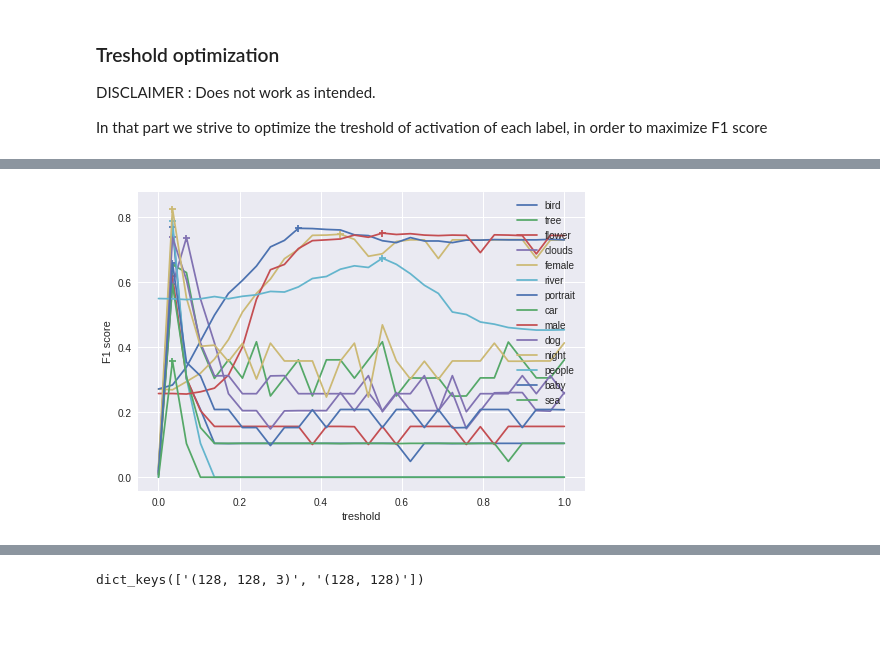
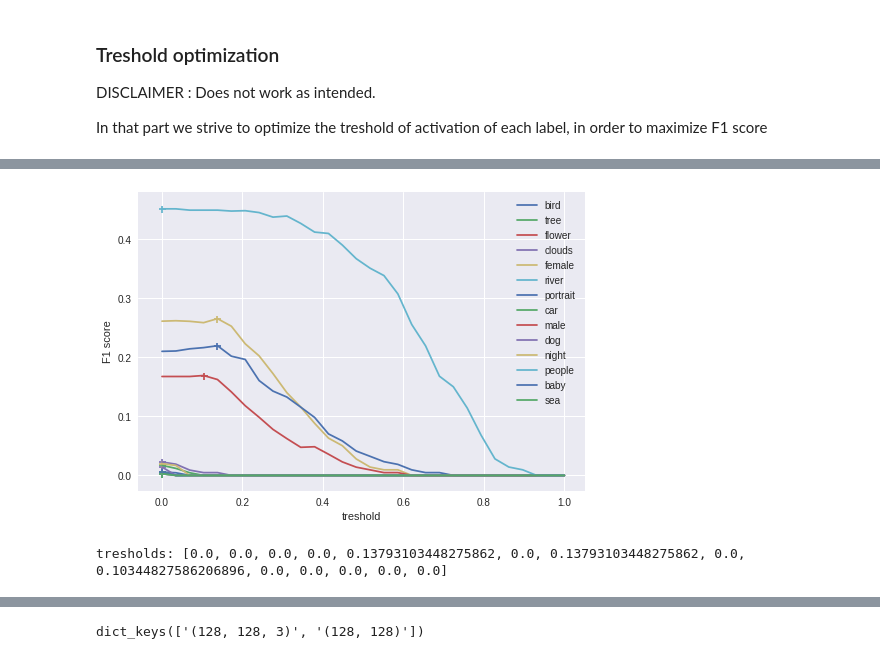
Before and after one commit to HappyBearDay/Deep_Learning_Image_Multi_label, a Jupyter notebook: image_project.ipynb, the cells around one changed output, grey strips where cells are left out. Drawn from its saved outputs; the diff is of its cells as text; code cells hidden in the pictures; blank space fills up the shorter version.

Commit message:
cleanup opti and research on  inefficiency of treshold opti

```diff
--- a/image_project.ipynb
+++ b/image_project.ipynb
@@ -530,43 +435,95 @@ compute_f1_sklearn(tresholds_as_tensor)
+# %%
+# Concatenating all the batches _label_ output in order to not compute it several
+# times for F1 score optimization.
+
+def make_pred(bounded_output_all, tresholds):
+  return bounded_output_all.data.gt(tresholds) # Activation
+
+for i, (inputv, targetv) in enumerate(test_loader):
+  inputv = inputv.to(device)
+  targetv = targetv.to(device)
+  bounded_output = torch.sigmoid(model(inputv))
+  if i==0:
+    bounded_output_all = bounded_output
+    truth_all = targetv
+  else:
+    bounded_output_all = torch.cat((bounded_output_all, bounded_output), 0)
+    truth_all = torch.cat((truth_all, targetv), 0)
 # %%
 # Optimizing treshold for each label : Iterating over labels
 # Dropout layers have the effect of making a network not returning the same output for a same output at different runs
 # This means that F1 score function will be "noisy", ie it won't be a smooth curve.
 # This makes optimization much more complicate than simply a SGD descent. To be tolerant of that case,
 # we check all values in order to not be tricked by noise, and choose the observed maximum.
+
+
+def compute_f1(pred, target):
+  """ Yields same result as scikit learn's micro averaged f1 but without
+  a warning. """
+  tp = (pred + target.long()).eq(2).sum()
+  fp = (pred - target.data.to(device).long()).eq(1).sum()
+  fn = (pred - target.data.to(device).long()).eq(-1).sum()
+  tn = (pred + target.data.to(device).long()).eq(0).sum()
+
+  if tp+fp!=0:
+    prec = tp.float() / (tp + fp)
+  else:
+    prec = 0.0
+  if tp+fn != 0:
+    rec = tp.float() / (tp + fn)
+  else:
+    rec = 0.0
+  if (prec+rec)==0:
+    f1 = 0.0
+  else:
+    f1tensor = 2*(prec*rec)/(prec+rec)
+    f1 = f1tensor.data.item()
+  return f1
+
 class tresholdOptimizer():
   def __init__(self, paces=30, max=1): # High pace means more precision but slower computation
     wrapper = lambda array: [[elem] for elem in array]
     self.tresholds = np.linspace(0,max,paces)
-    for t in self.tresholds:
-      if t==0:
-        self.tab = wrapper(compute_f1_sklearn_by_label(t))
-        #self.tab = wrapper(compute_f1_for_treshold(t))
+
+    for i in range(14): # label
+      current_tresholds = [1 for _ in range(14)] # 1 so other labels are never activated,
+                                                 # and only the currently studied treshold make the f1 vary
+      f1 = []
+      for t in self.tresholds:
+        current_tresholds[i] = t
+        tresholds_as_tensor = torch.Tensor(current_tresholds).to(device)
+        bounded_output_all_for_i = bounded_output_all[:, i]
+        pred_all = make_pred(bounded_output_all, tresholds_as_tensor)
+        f1_curr = compute_f1(truth_all, pred_all) # For some reason sklearn echoes a warning, but both this function and sklearn's yield the same result
+        f1.append(f1_curr)
+      if i==0:
+        self.tab = [f1]
       else:
-        #aux = compute_f1_for_treshold(t)
-        aux = compute_f1_sklearn_by_label(t)
-        self.tab = np.hstack((self.tab, wrapper(aux)))
+        self.tab.append(f1)
 
   def view(self):
     plt.xlabel("treshold")
     plt.ylabel("F1 score")
     for label in range(0,14):
       plt.plot(self.tresholds , self.tab[label], label=oneHotTransformer.vocabulary[label])
       imax = np.argmax(self.tab[label])
       plt.scatter(self.tresholds[imax], self.tab[label][imax], marker="+")
     plt.legend()
     plt.show()
 
   def get_best_tresholds(self):
     res = []
     for label in range(0,14):
       imax=np.argmax(self.tab[label])
       res.append(self.tresholds[imax])
     return res
 
 treshold_opt = tresholdOptimizer()
 treshold_opt.view()
+print("tresholds:", treshold_opt.get_best_tresholds())
 # %% [output]
-[figure, old version]
+[figure, new version]
+tresholds: [0.0, 0.0, 0.0, 0.0, 0.13793103448275862, 0.0, 0.13793103448275862, 0.0, 0.10344827586206896, 0.0, 0.0, 0.0, 0.0, 0.0]
 # %%
 # CAREFUL! It appears that my implementation does not work. A constant treshold of 0.2
 # appear to yield much better f1 than my implementation. Some fields are detected as performing best with 0,
```
Also changed, not shown: parts of 10 cells of this notebook.
